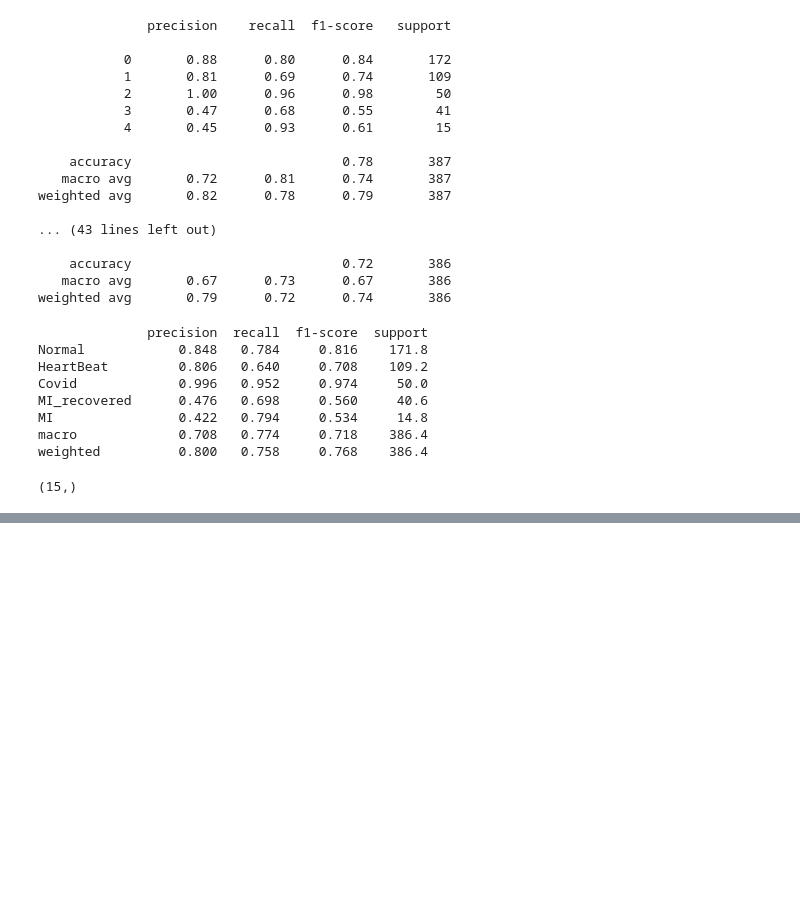
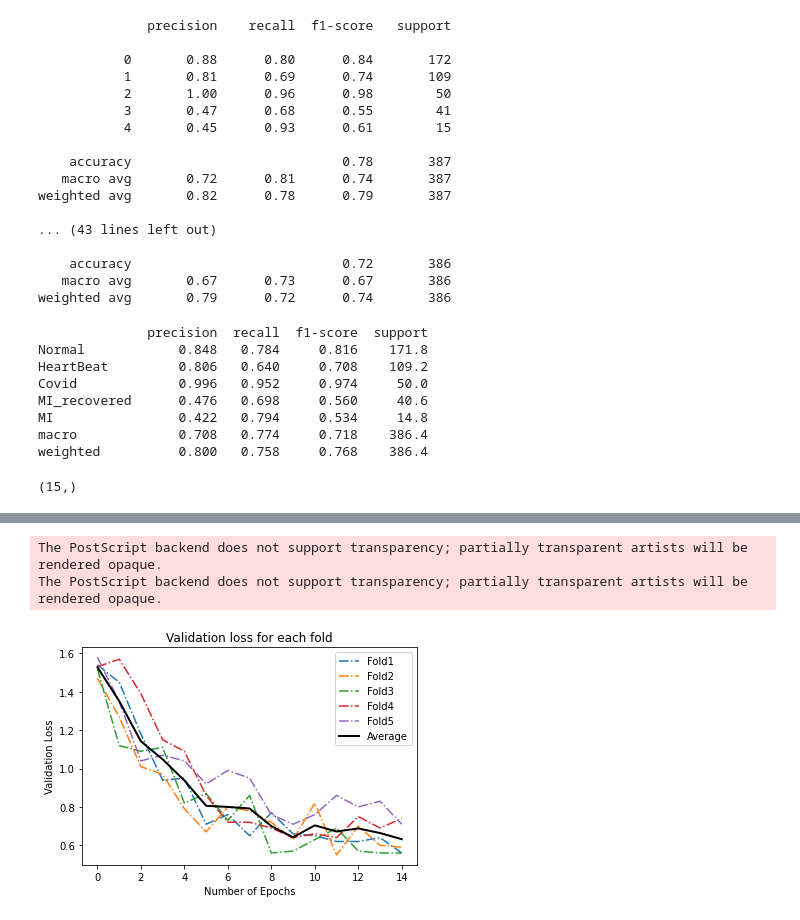
Before and after one commit to talhaanwarch/COVID_Cardiac_diseases_diagnosis, a Jupyter notebook: adam_augmented.ipynb, the cells around one changed output, grey strips where cells are left out. Saved outputs shown, nothing was run; the diff lists cells and outputs as text; code cells hidden in the pictures; blank space fills up the shorter version.

```diff
--- a/adam_augmented.ipynb
+++ b/adam_augmented.ipynb
@@ -363,0 +364,15 @@ The PostScript backend does not support transparency; partially transparent arti
+# %%
+for i in range(5):
+  plt.plot(graph[i][1],label='Fold{}'.format(i+1),linestyle='-.',linewidth=1.5)
+plt.plot(np.mean([graph[i][1] for i in range(5)],axis=0),label='Average',linewidth=2,color='black')
+plt.legend()
+#plt.title('Model validation Accuracy ')
+plt.xlabel('Number of Epochs',)
+plt.ylabel('Validation Loss')
+plt.savefig('adam_augmented_loss.eps')
+plt.title('Validation loss for each fold')
+!cp '/content/adam_augmented_loss.eps' '/content/drive/MyDrive/image'
+# %% [output]
+The PostScript backend does not support transparency; partially transparent artists will be rendered opaque.
+The PostScript backend does not support transparency; partially transparent artists will be rendered opaque.
+[figure, added]
```
Also changed, not shown: parts of 5 cells of this notebook.
